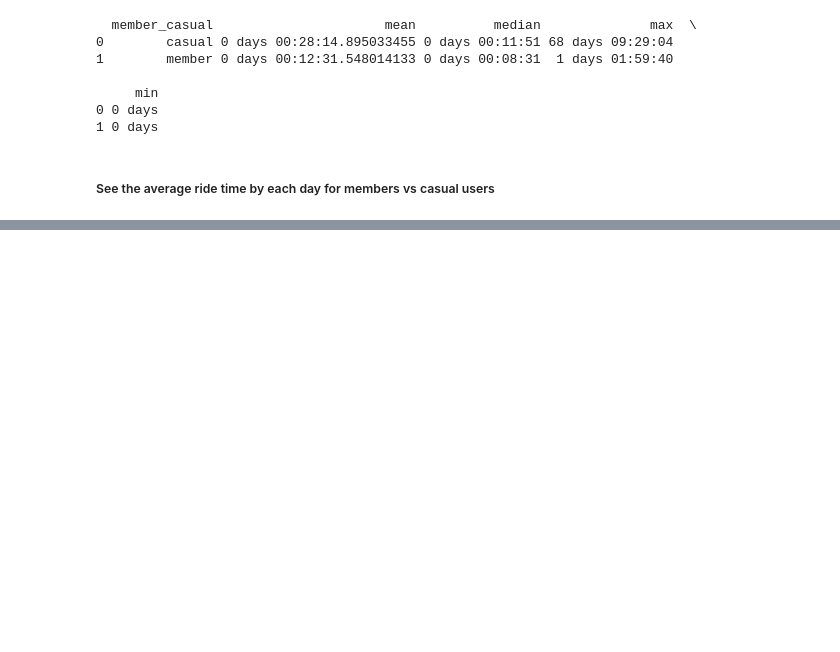
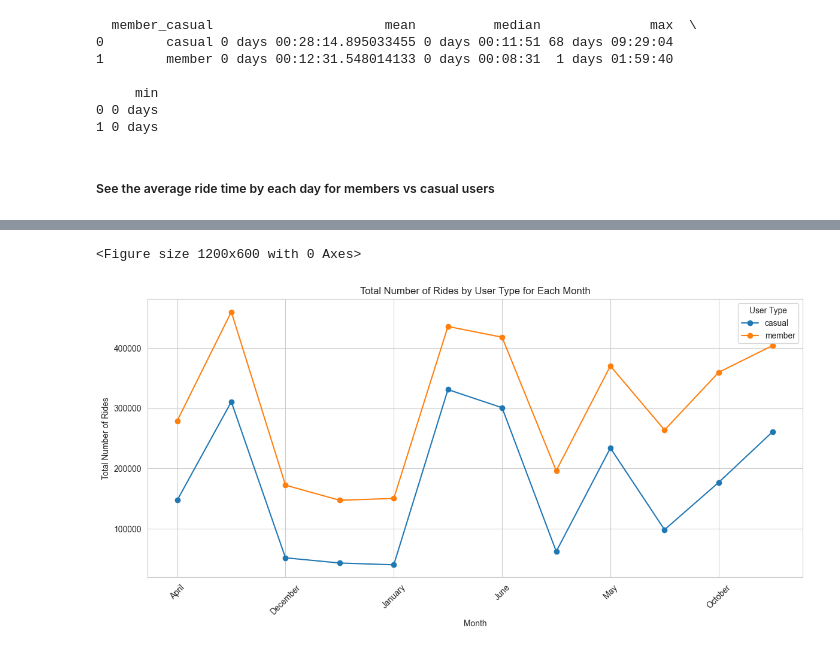
Before and after one commit to Najeeb1/Google_Capston_Project, a Jupyter notebook: process.ipynb, the cells around one changed output, grey strips where cells are left out. Drawn from its saved outputs; the diff is of its cells as text; code cells hidden in the pictures; blank space fills up the shorter version.

```diff
--- a/process.ipynb
+++ b/process.ipynb
@@ -300,0 +348,27 @@ plt.show()
+# %%
+total_rides = trip_23.groupby(['month_name', 'member_casual']).size().reset_index(name='total_rides')
+
+# Pivot the data for easier plotting
+pivot_data = total_rides.pivot(index='month_name', columns='member_casual', values='total_rides')
+
+# Sort the months in calendar order
+pivot_data = pivot_data.reindex(pd.to_datetime(pivot_data.index, format='%B').month_name())
+
+# Plot the data
+plt.figure(figsize=(12, 6))
+pivot_data.plot(kind='line',  marker = 'o', figsize=(12, 6))
+
+# Set plot title and labels
+plt.title('Total Number of Rides by User Type for Each Month')
+plt.xlabel('Month')
+plt.ylabel('Total Number of Rides')
+plt.xticks(rotation=45)
+plt.legend(title='User Type')
+plt.grid(True)
+plt.tight_layout()
+
+# Show the plot
+plt.show()
+# %% [output]
+<Figure size 1200x600 with 0 Axes>
+[figure, added]
```
Also changed, not shown: parts of 16 cells of this notebook.
